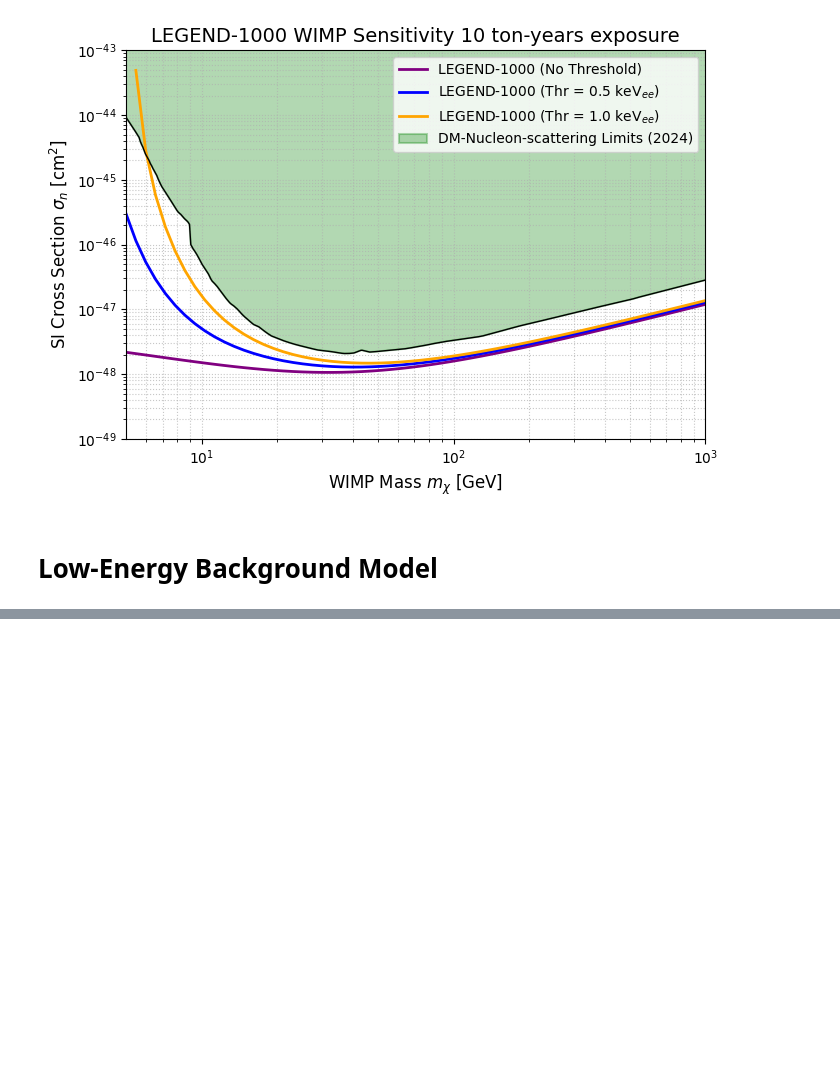
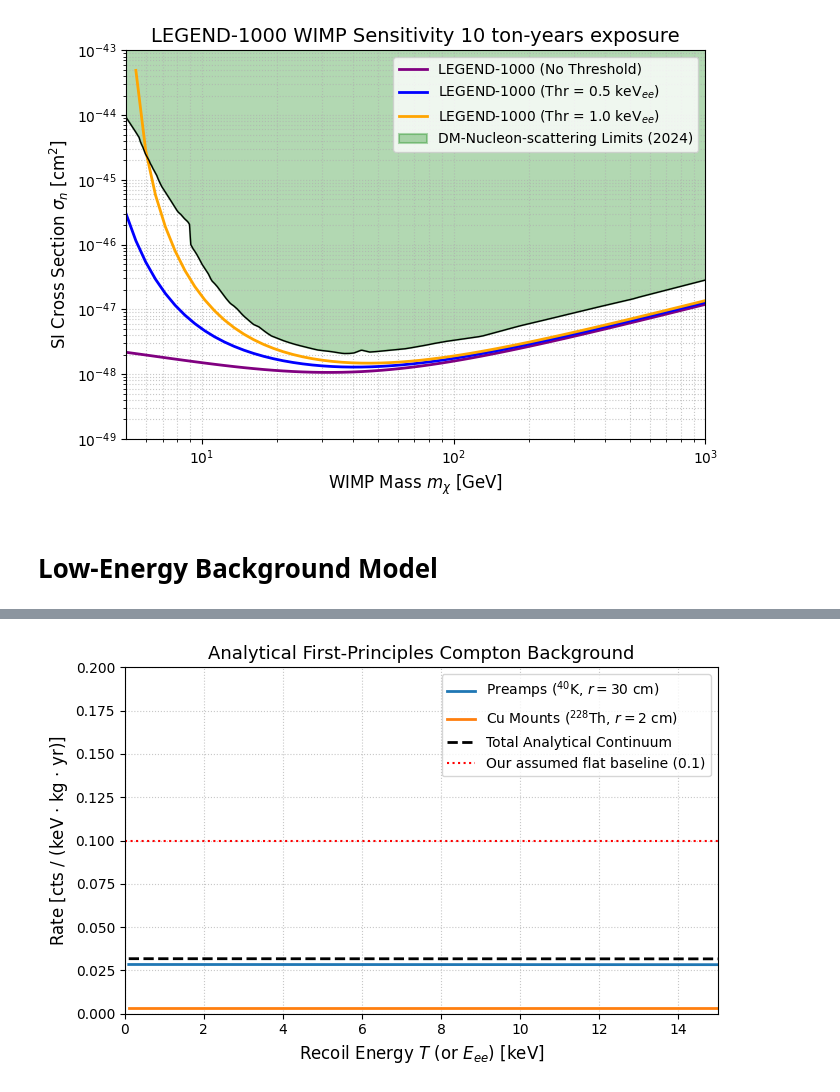
Before and after one commit to tiagocamison/WIMP-LEGEND, a Jupyter notebook: WIMP_O1_spectrum.ipynb, the cells around one changed output, grey strips where cells are left out. Cells and saved outputs as stored; diff of their text form; code cells hidden in the pictures; blank space fills up the shorter version.

```diff
--- a/WIMP_O1_spectrum.ipynb
+++ b/WIMP_O1_spectrum.ipynb
@@ -1113,0 +1111,98 @@ if __name__ == "__main__":
+# %%
+import numpy as np
+import matplotlib.pyplot as plt
+
+def klein_nishina_dT(E_gamma_keV, T_keV):
+    """
+    Calculates the exact Klein-Nishina differential cross-section d(sigma)/dT.
+    Returns cm^2 / keV per electron.
+    """
+    m_e = 511.0 # keV
+    r_e = 2.8179e-13 # cm
+
+    k = E_gamma_keV / m_e
+
+    # Scattered gamma energy
+    E_prime = E_gamma_keV - T_keV
+
+    # Kinematic check: Max Compton recoil energy (Compton Edge)
+    T_max = E_gamma_keV * (2*k) / (1 + 2*k)
+
+    # Calculate cross section only where kinematically allowed
+    ds_dT = np.zeros_like(T_keV)
+    valid = T_keV < T_max
+
+    if np.any(valid):
+        Ep = E_prime[valid]
+        T  = T_keV[valid]
+
+        # Scattering angle relation
+        cos_theta = 1.0 - (m_e * T) / (E_gamma_keV * Ep)
+        sin2_theta = 1.0 - cos_theta**2
+
+        # Klein-Nishina formula
+        bracket = (Ep / E_gamma_keV) + (E_gamma_keV / Ep) - sin2_theta
+        ds_dT[valid] = (np.pi * r_e**2 / (m_e * k**2)) * bracket
+
+    return ds_dT
+
+def compute_compton_rate(E_eval_keV, activity_Bq, branch_ratio, E_gamma_keV, distance_cm):
+    """
+    Computes the differential background rate from a point source.
+    Returns cts / (keV * kg * yr)
+    """
+    # 1. Calculate Flux
+    decays_per_yr = activity_Bq * (365.25 * 86400)
+    flux = (decays_per_yr * branch_ratio) / (4 * np.pi * distance_cm**2) # gammas / cm^2 / yr
+
+    # 2. Number of electrons in 1 kg of natural Germanium (Z=32, A=72.6)
+    N_A = 6.022e23 # mol^-1
+    N_e = (1000.0 / 72.63) * N_A * 32.0 # electrons / kg
+
+    # 3. Get Cross section
+    ds_dT = klein_nishina_dT(E_gamma_keV, E_eval_keV)
+
+    # 4. Total rate
+    rate = flux * N_e * ds_dT
+    return rate
+
+# =====================================================================
+# Let's test this with GERDA Table 2 Hardware Screening values!
+# =====================================================================
+
+E_grid = np.linspace(0.1, 15, 500) # The WIMP ROI
+
+# 1. Medium Distance Electronics: CC2 Preamps (Distance ~ 30 cm)
+# GERDA Table 2: 40K activity = 600 uBq/det. Let's assume an array of 5 = 3.0 mBq.
+# 40K emits a 1460 keV gamma with ~10.7% branching ratio.
+rate_preamps = compute_compton_rate(E_grid, activity_Bq=3.0e-3, branch_ratio=0.107,
+                                    E_gamma_keV=1460.0, distance_cm=30.0)
+
+# 2. Close Distance Mounts: Copper Support (Distance ~ 2 cm)
+# GERDA Table 2: 228Th limit = 1.5 uBq/det. Let's use 1.5 uBq.
+# 228Th chain emits a dominant 2615 keV gamma (from 208Tl) with ~36% branching ratio.
+rate_mounts = compute_compton_rate(E_grid, activity_Bq=1.5e-6, branch_ratio=0.36,
+                                   E_gamma_keV=2615.0, distance_cm=2.0)
+
+# Total hardware continuum
+total_hardware_rate = rate_preamps + rate_mounts
+
+# --- Plot the derivation ---
+plt.figure(figsize=(7, 4.5))
+plt.plot(E_grid, rate_preamps, label=r'Preamps ($^{40}$K, $r=30$ cm)', lw=2)
+plt.plot(E_grid, rate_mounts, label=r'Cu Mounts ($^{228}$Th, $r=2$ cm)', lw=2)
+plt.plot(E_grid, total_hardware_rate, 'k--', label='Total Analytical Continuum', lw=2)
+
+plt.axhline(0.1, color='red', linestyle=':', label='Our assumed flat baseline (0.1)')
+
+plt.xlabel(r'Recoil Energy $T$ (or $E_{ee}$) [keV]', fontsize=12)
+plt.ylabel(r'Rate [cts / (keV $\cdot$ kg $\cdot$ yr)]', fontsize=12)
+plt.title('Analytical First-Principles Compton Background', fontsize=13)
+plt.ylim(0, 0.2)
+plt.xlim(0, 15)
+plt.legend()
+plt.grid(True, ls=':', alpha=0.7)
+plt.tight_layout()
+plt.show()
+# %% [output]
+[figure, added]
```
Also changed, not shown: parts of 8 cells of this notebook.
